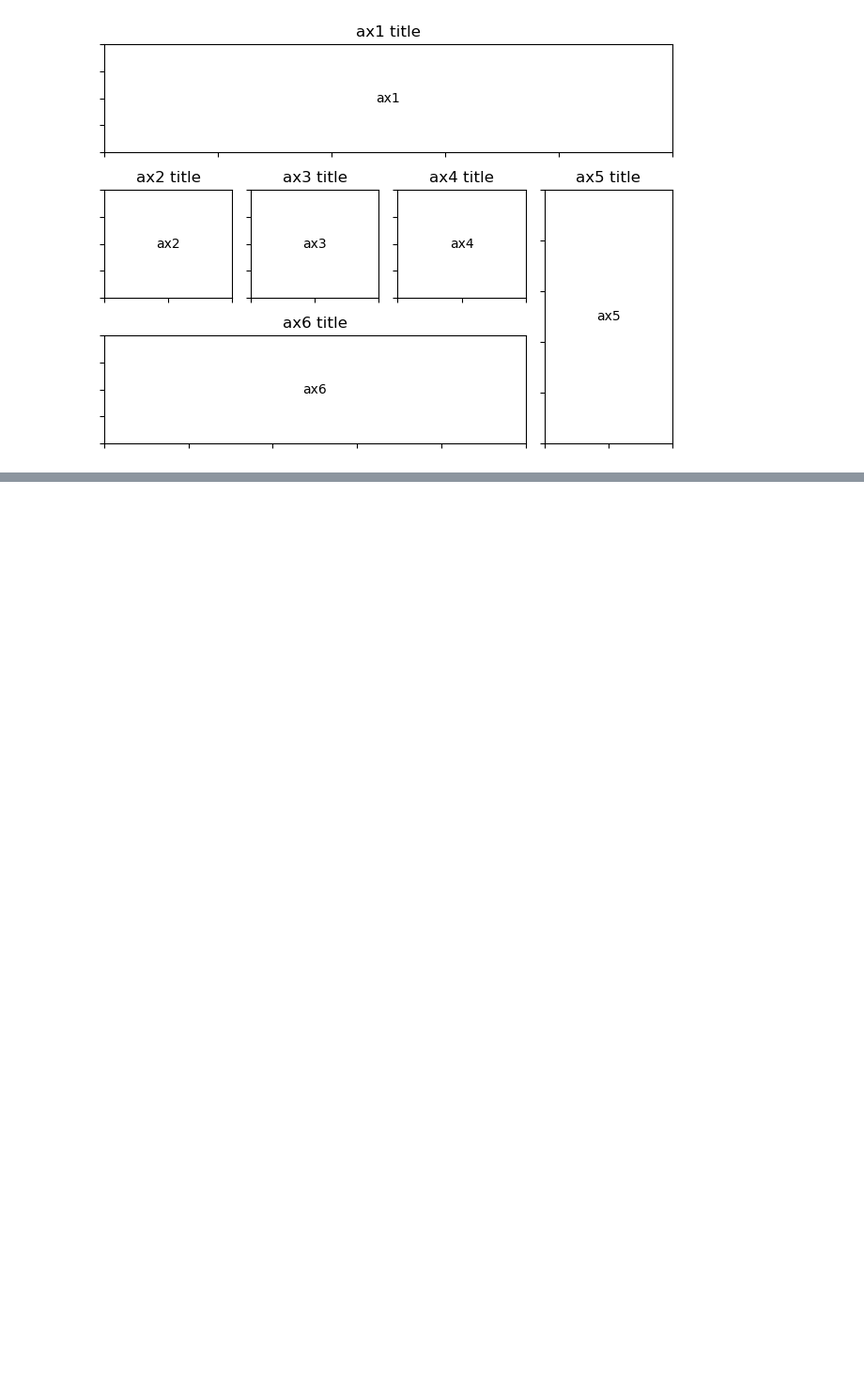
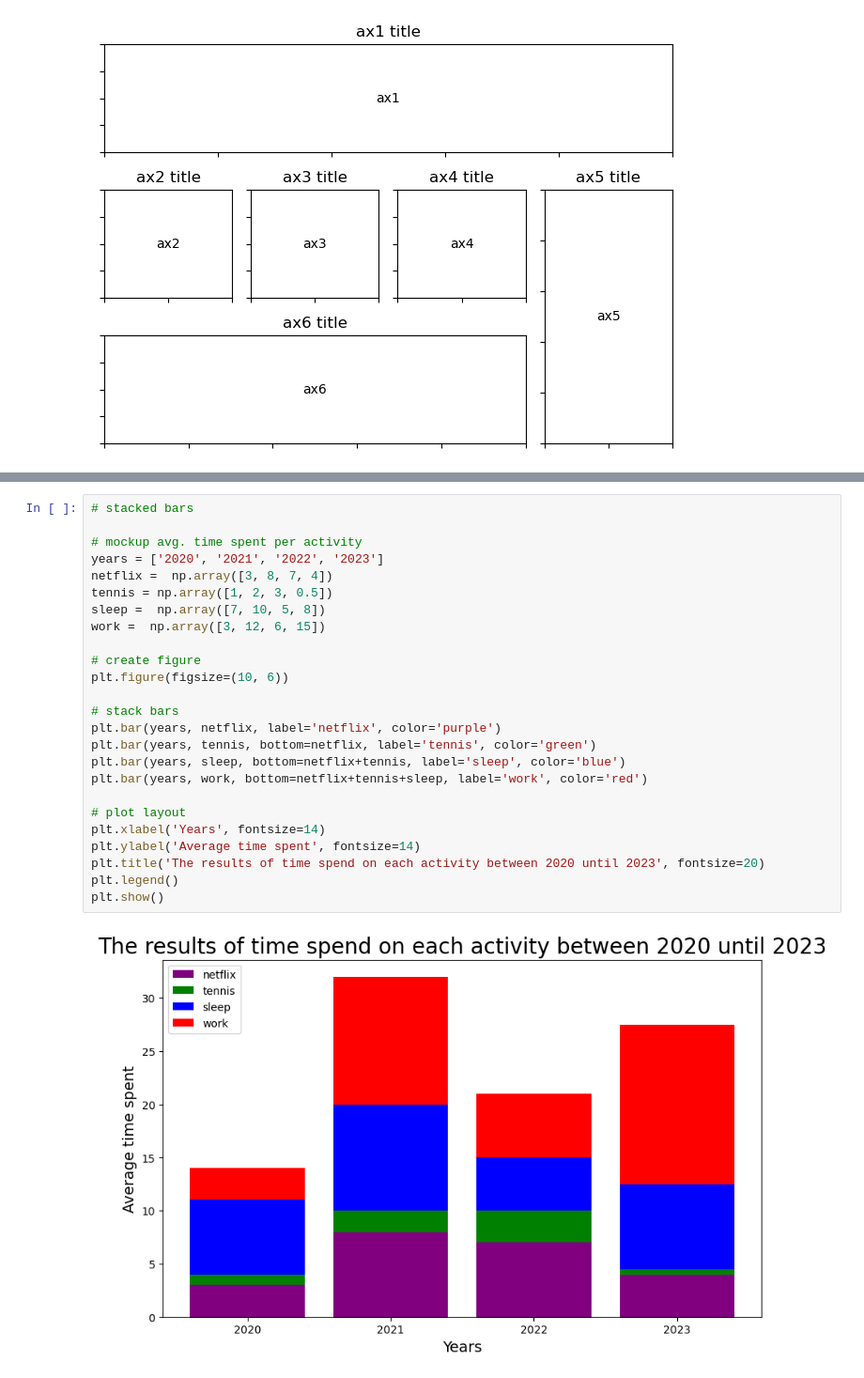
Before and after one commit to mikjf/data_visualization, a Jupyter notebook: fun_with_graphs.ipynb, the cells around one changed output, grey strips where cells are left out. Shown: that part at 94% size. Drawn from its saved outputs; the diff is of its cells as text; blank space fills up the shorter version.

```diff
--- a/fun_with_graphs.ipynb
+++ b/fun_with_graphs.ipynb
@@ -118,0 +225,27 @@ plt.show()
+# %%
+# stacked bars
+
+# mockup avg. time spent per activity
+years = ['2020', '2021', '2022', '2023']
+netflix =  np.array([3, 8, 7, 4])
+tennis = np.array([1, 2, 3, 0.5])
+sleep =  np.array([7, 10, 5, 8])
+work =  np.array([3, 12, 6, 15])
+
+# create figure
+plt.figure(figsize=(10, 6))
+
+# stack bars
+plt.bar(years, netflix, label='netflix', color='purple')
+plt.bar(years, tennis, bottom=netflix, label='tennis', color='green')
+plt.bar(years, sleep, bottom=netflix+tennis, label='sleep', color='blue')
+plt.bar(years, work, bottom=netflix+tennis+sleep, label='work', color='red')
+
+# plot layout
+plt.xlabel('Years', fontsize=14)
+plt.ylabel('Average time spent', fontsize=14)
+plt.title('The results of time spend on each activity between 2020 until 2023', fontsize=20)
+plt.legend()
+plt.show()
+# %% [output]
+[figure, added]
```
Also changed, not shown: parts of 14 cells of this notebook.
